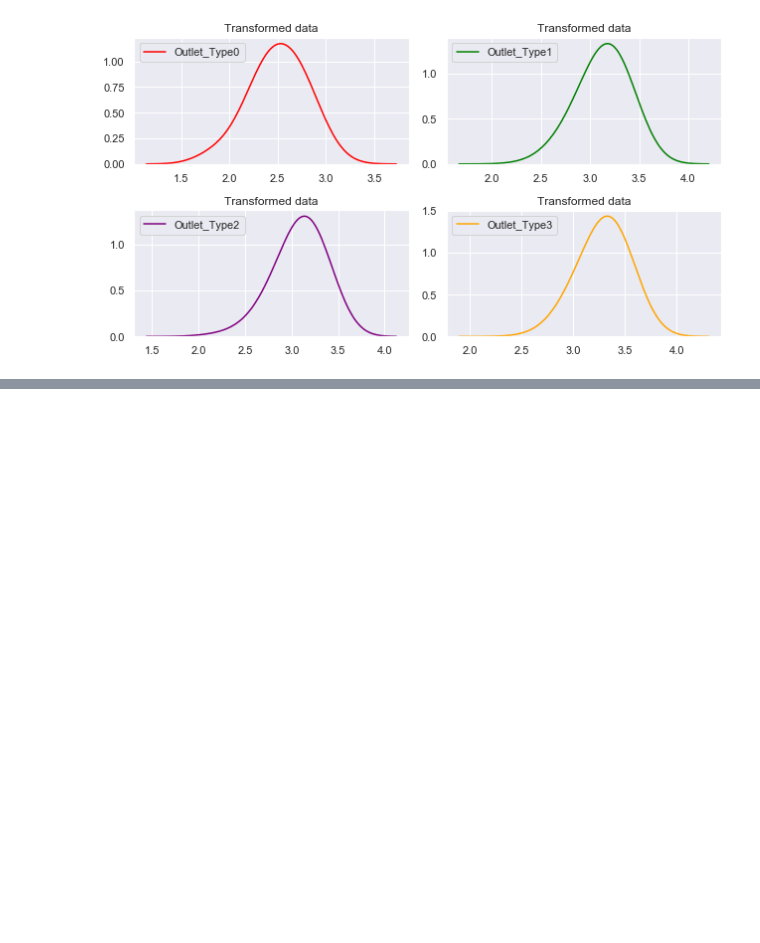
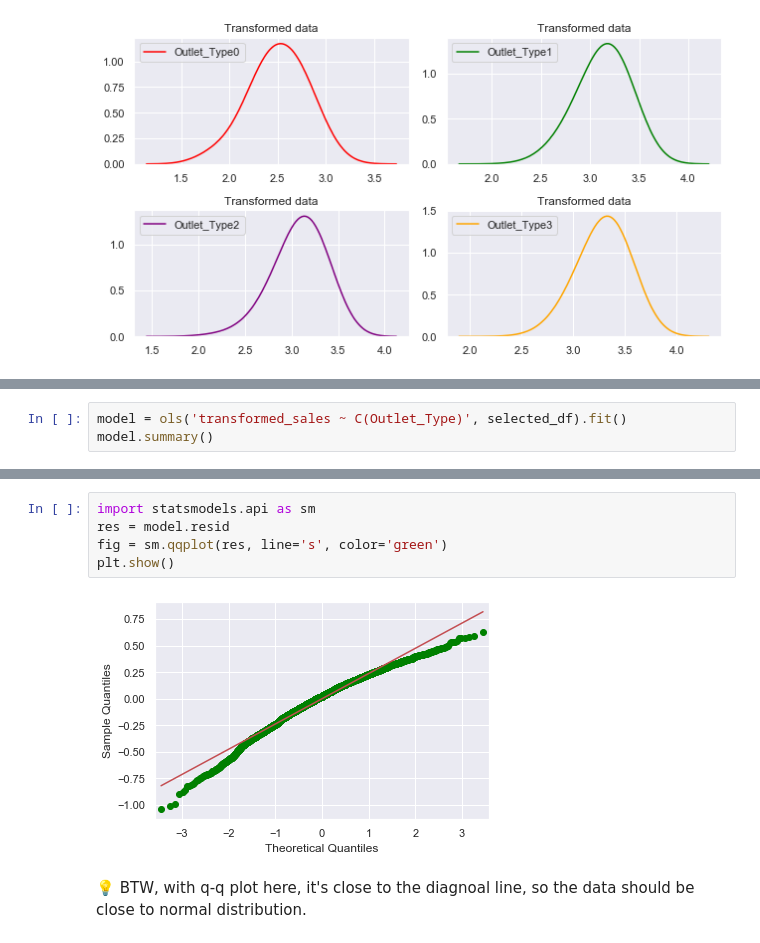
Before and after one commit to hanhanwu/Hanhan_Data_Science_Practice, a Jupyter notebook: Applied_Statistics/Learning_Notes/ANOVA_practice.ipynb, the cells around one changed output, grey strips where cells are left out. Saved outputs shown, nothing was run; the diff lists cells and outputs as text; blank space fills up the shorter version.

```diff
--- a/Applied_Statistics/Learning_Notes/ANOVA_practice.ipynb
+++ b/Applied_Statistics/Learning_Notes/ANOVA_practice.ipynb
@@ -135,0 +181,3 @@ plt.show()
+# %%
+model = ols('transformed_sales ~ C(Outlet_Type)', selected_df).fit()
+model.summary()
@@ -135,0 +226,9 @@ plt.show()
+# %%
+import statsmodels.api as sm
+res = model.resid
+fig = sm.qqplot(res, line='s', color='green')
+plt.show()
+# %% [output]
+[figure, added]
+# %% [markdown]
+💡 BTW, with q-q plot here, it's close to the diagnoal line, so the data should be close to normal distribution.
```
Also changed, not shown: parts of 18 cells of this notebook.
